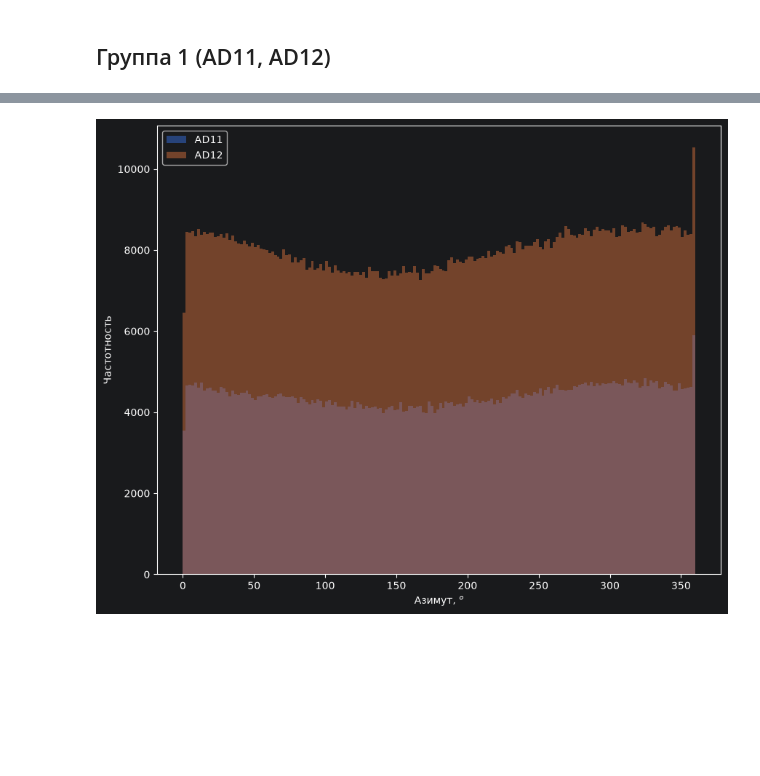
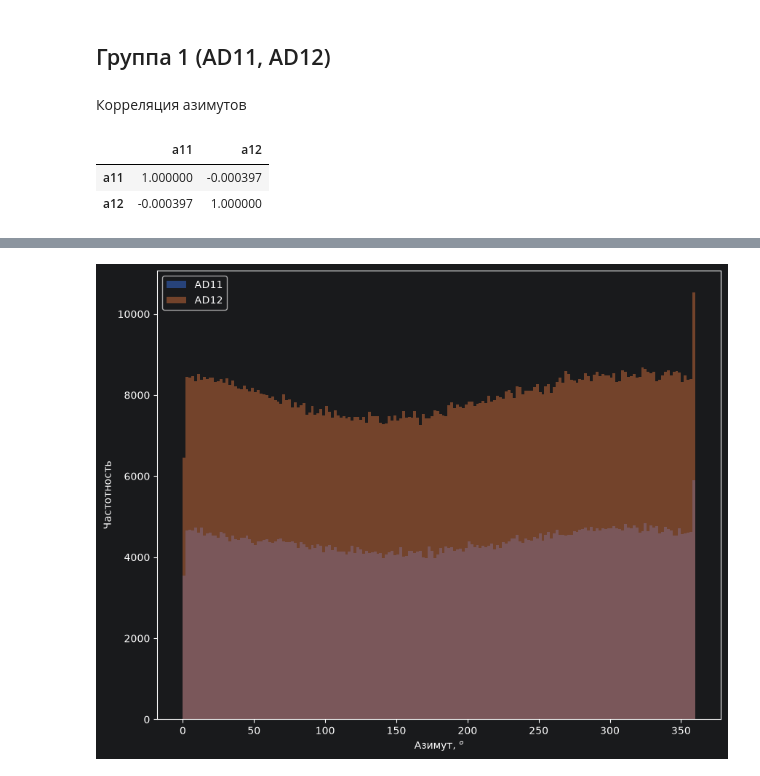
Before and after one commit to Dmitriy-Arhipov/lpr_python_1sem, a Jupyter notebook: DayaBay.ipynb, the cells around one changed output, grey strips where cells are left out. Saved outputs shown, nothing was run; the diff lists cells and outputs as text; code cells hidden in the pictures; blank space fills up the shorter version.

```diff
--- a/DayaBay.ipynb
+++ b/DayaBay.ipynb
@@ -73,3 +88,12 @@ a11, a12, a21, a22, a31, a32, a33, a34 = map(get_angles, [11,12,21,22,31,32,33,3
 # Распределение направлений по азимуту и высоте для 3 групп детекторов
 # %% [markdown]
 ## Группа 1 (AD11, AD12)
+# %% [markdown]
+Корреляция азимутов
+# %%
+df = pd.DataFrame({'a11':a11['a'], 'a12':a12['a']})
+df.corr()
+# %% [output]
+|  | a11 | a12 |
+| a11 | 1.000000 | -0.000397 |
+| a12 | -0.000397 | 1.000000 |
```
Also changed, not shown: parts of 7 cells of this notebook.
